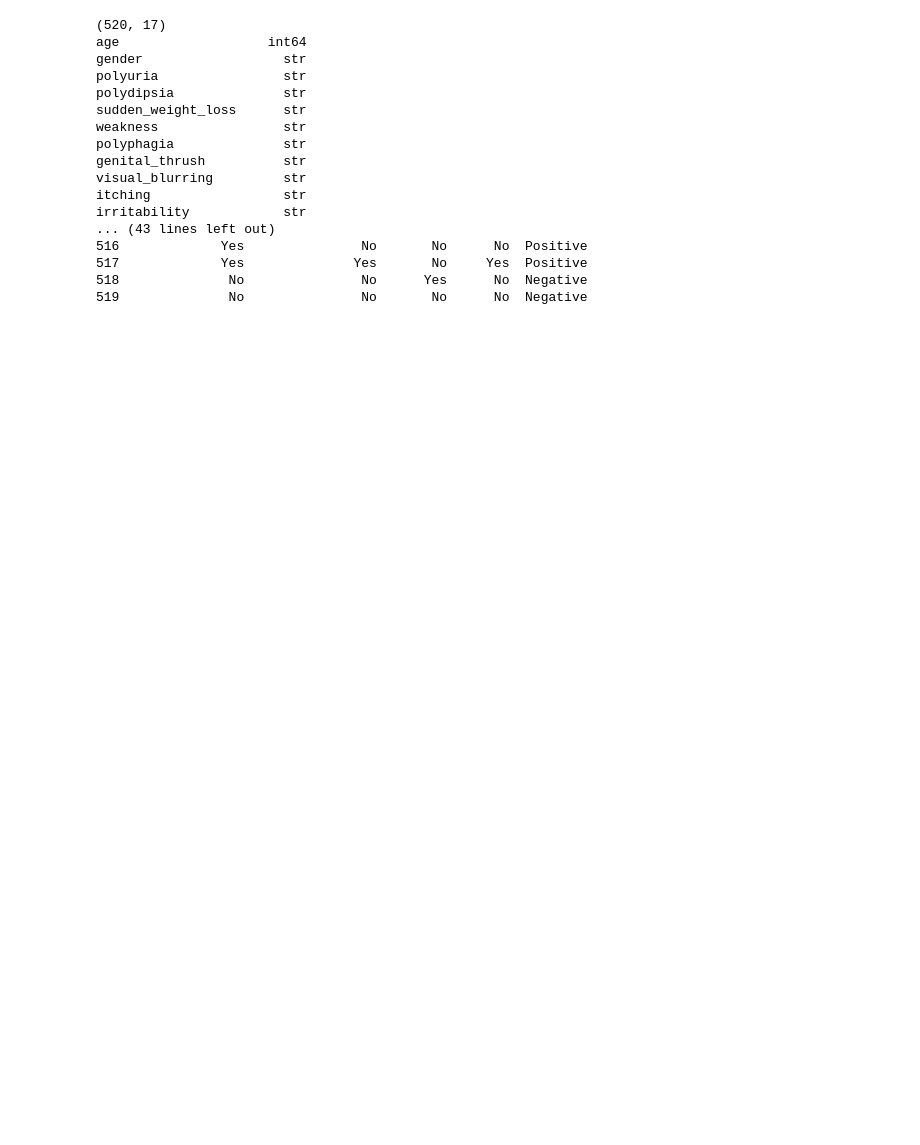
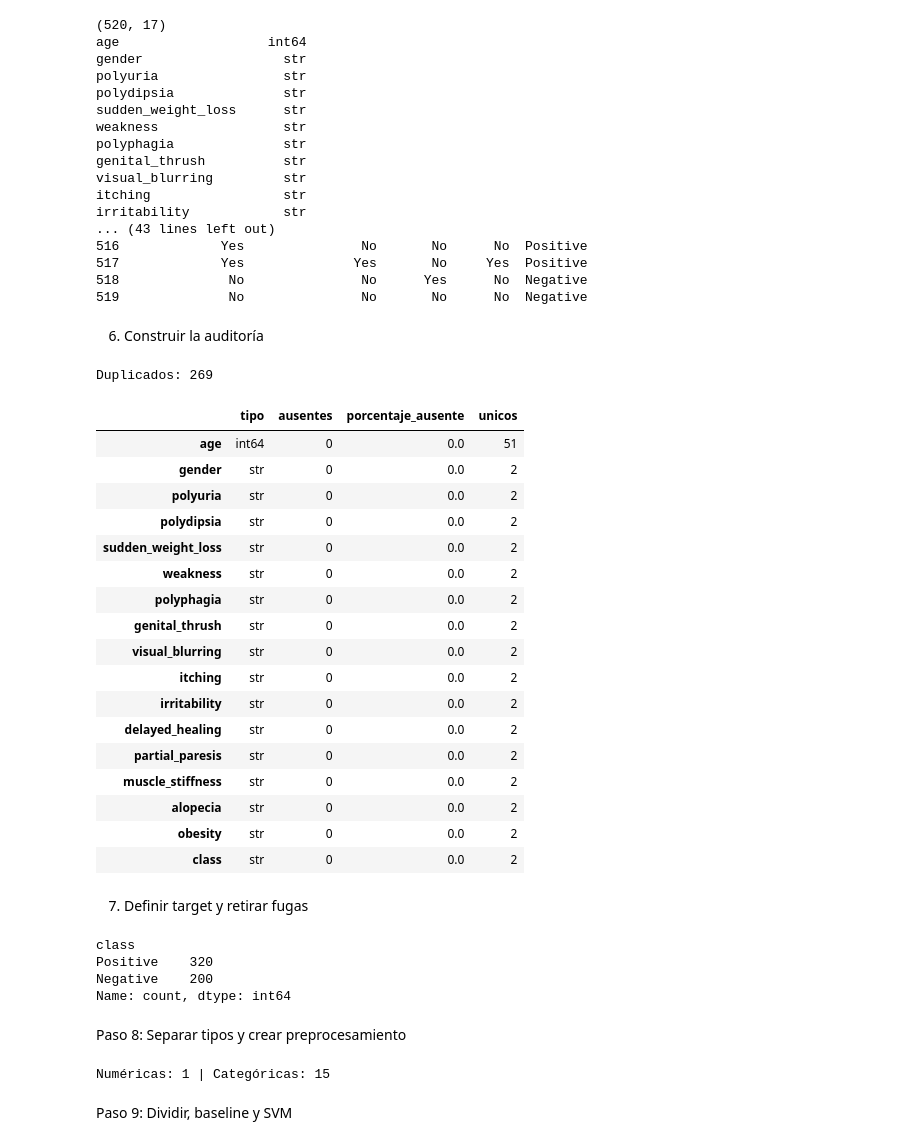
Before and after one commit to kendyb18-dotcom/Ciencia-de-Datos-II, a Jupyter notebook: Unidad I/Ejercicio 02/notebooks/ejercicio_02.ipynb, the cells around one changed output. Cells and saved outputs as stored; diff of their text form; code cells hidden in the pictures; blank space fills up the shorter version.

```diff
--- a/Unidad I/Ejercicio 02/notebooks/ejercicio_02.ipynb
+++ b/Unidad I/Ejercicio 02/notebooks/ejercicio_02.ipynb
@@ -24,3 +30,73 @@ irritability            str
 517             Yes              Yes       No     Yes  Positive
 518              No               No      Yes      No  Negative
 519              No               No       No      No  Negative
+# %% [markdown]
+6. Construir la auditoría
+# %%
+audit = pd.DataFrame({
+    "tipo": df.dtypes.astype(str),
+    "ausentes": df.isna().sum(),
+    "porcentaje_ausente": (df.isna().mean()*100).round(2),
+    "unicos": df.nunique(dropna=False)
+}).sort_values("porcentaje_ausente", ascending=False)
+
+print("Duplicados:", df.duplicated().sum())
+display(audit)
+# %% [output]
+Duplicados: 269
+|  | tipo | ausentes | porcentaje_ausente | unicos |
+| age | int64 | 0 | 0.0 | 51 |
+| gender | str | 0 | 0.0 | 2 |
+| polyuria | str | 0 | 0.0 | 2 |
+| polydipsia | str | 0 | 0.0 | 2 |
+| sudden_weight_loss | str | 0 | 0.0 | 2 |
+| weakness | str | 0 | 0.0 | 2 |
+| polyphagia | str | 0 | 0.0 | 2 |
+| genital_thrush | str | 0 | 0.0 | 2 |
+| visual_blurring | str | 0 | 0.0 | 2 |
+| itching | str | 0 | 0.0 | 2 |
+| irritability | str | 0 | 0.0 | 2 |
+| delayed_healing | str | 0 | 0.0 | 2 |
+| partial_paresis | str | 0 | 0.0 | 2 |
+| muscle_stiffness | str | 0 | 0.0 | 2 |
+| alopecia | str | 0 | 0.0 | 2 |
+| obesity | str | 0 | 0.0 | 2 |
+| class | str | 0 | 0.0 | 2 |
+# %% [markdown]
+7. Definir target y retirar fugas
+# %%
+TARGET = "class"
+DROP_COLUMNS = []  # deja [] si no aplica
+
+assert TARGET in df.columns
+X = df.drop(columns=[TARGET] + DROP_COLUMNS)
+y = df[TARGET]
+
+print(y.value_counts(dropna=False))
+assert y.notna().all()
+assert y.nunique() >= 2
+# %% [output]
+class
+Positive    320
+Negative    200
+Name: count, dtype: int64
+# %% [markdown]
+Paso 8: Separar tipos y crear preprocesamiento
+# %%
+from sklearn.compose import ColumnTransformer
+from sklearn.impute import SimpleImputer
+from sklearn.pipeline import Pipeline
+from sklearn.preprocessing import OneHotEncoder, StandardScaler
+
+num_cols = X.select_dtypes(include="number").columns.tolist()
+cat_cols = X.select_dtypes(exclude="number").columns.tolist()
+
+num_pipe = Pipeline([("imputer", SimpleImputer(strategy="median")), ("scale", StandardScaler())])
+cat_pipe = Pipeline([("imputer", SimpleImputer(strategy="most_frequent")), ("onehot", OneHotEncoder(handle_unknown="ignore"))])
+
+preprocess = ColumnTransformer([("num", num_pipe, num_cols), ("cat", cat_pipe, cat_cols)])
+print("Numéricas:", len(num_cols), "| Categóricas:", len(cat_cols))
+# %% [output]
+Numéricas: 1 | Categóricas: 15
+# %% [markdown]
+Paso 9: Dividir, baseline y SVM
```
Also changed, not shown: parts of 17 cells of this notebook, 10 other files.
